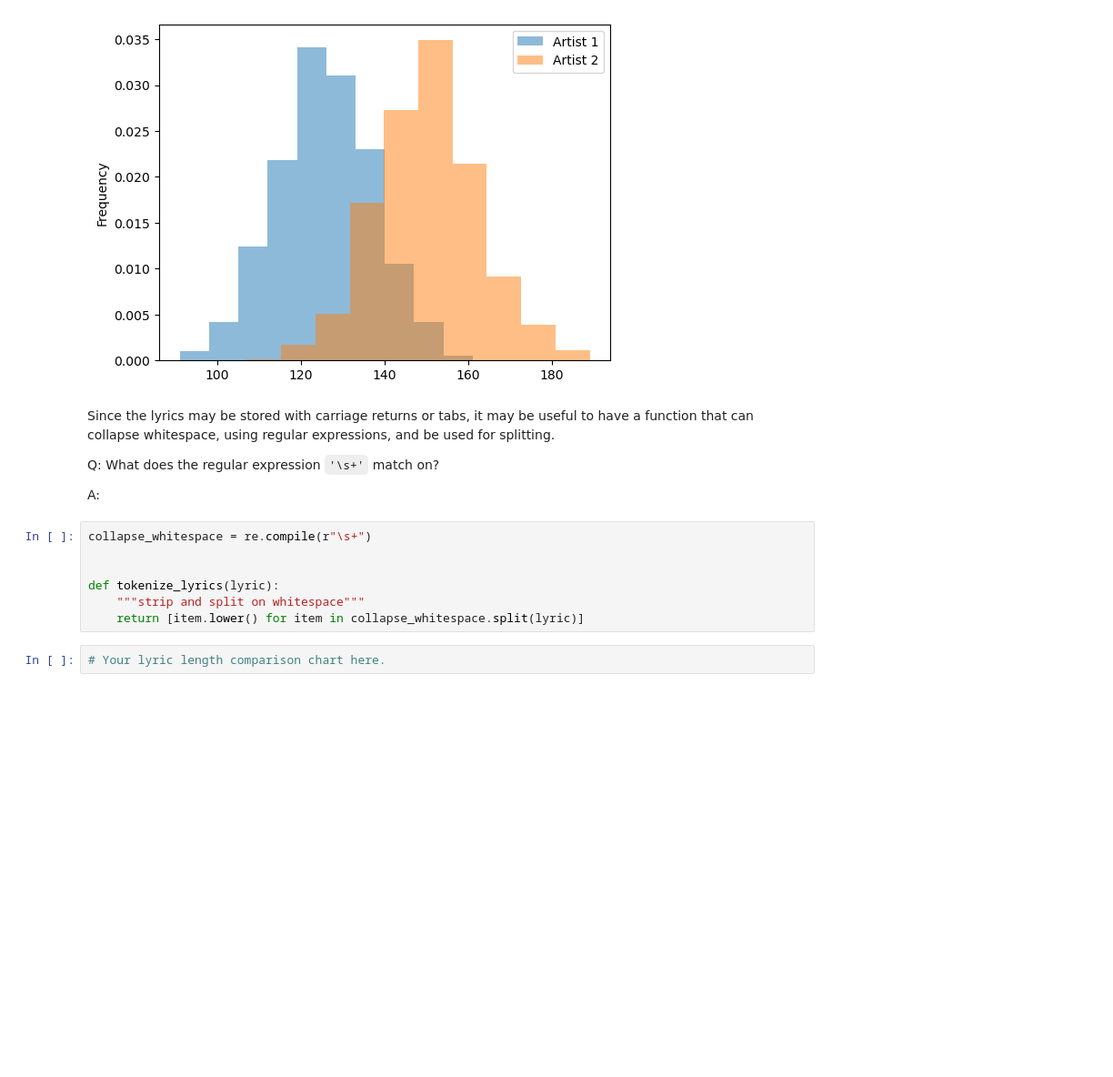
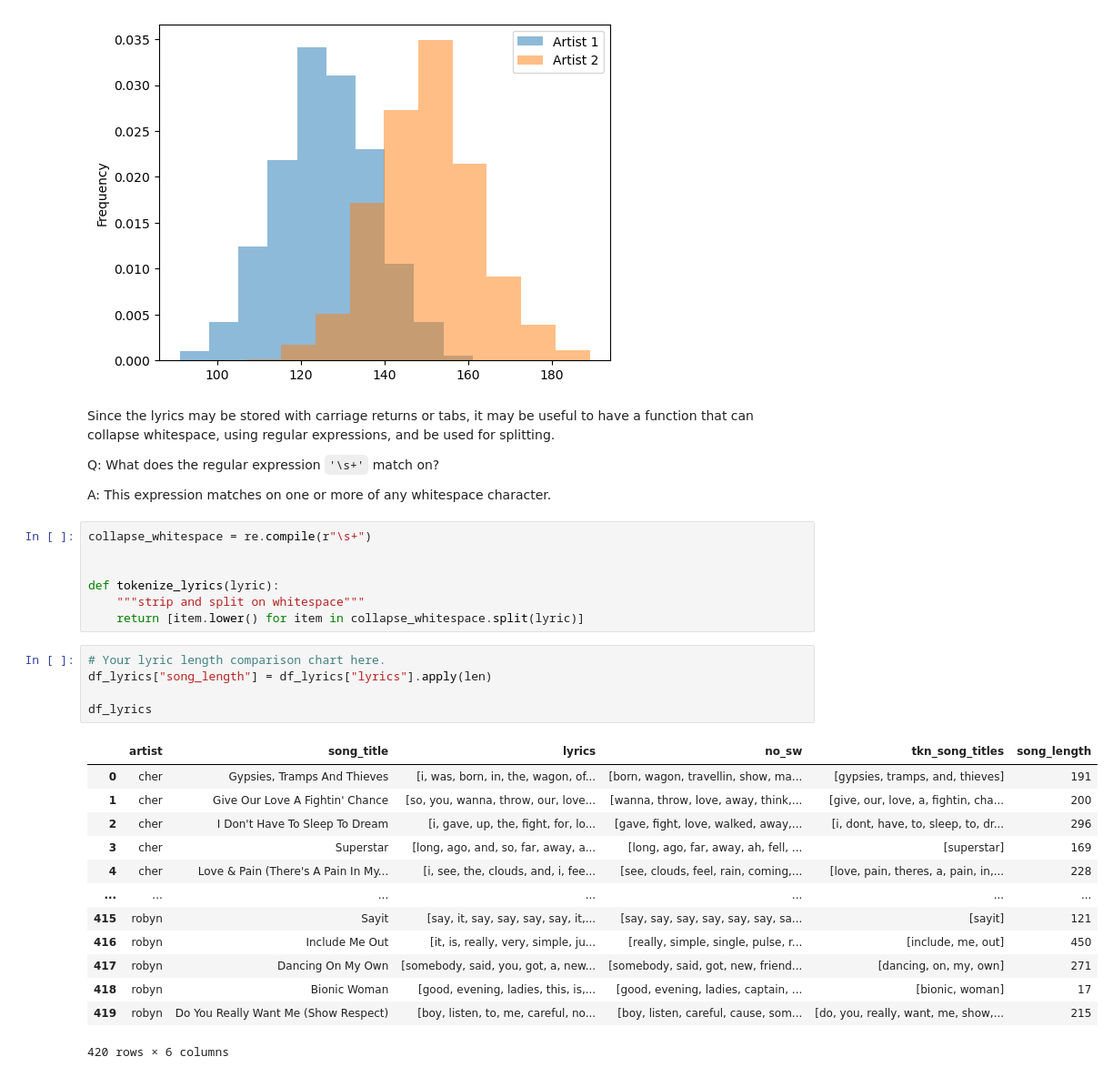
Before and after one commit to junclemente/ads509-assignments, a Jupyter notebook: wk2/Lyrics and Description EDA.ipynb, the cells around one changed output. Shown at 91% size. Saved outputs shown, nothing was run; the diff lists cells and outputs as text; blank space fills up the shorter version.

```diff
--- a/wk2/Lyrics and Description EDA.ipynb
+++ b/wk2/Lyrics and Description EDA.ipynb
@@ -451,7 +477,7 @@ Since the lyrics may be stored with carriage returns or tabs, it may be useful t
 
 Q: What does the regular expression `'\s+'` match on?
 
-A:
+A: This expression matches on one or more of any whitespace character.
 # %%
 collapse_whitespace = re.compile(r"\s+")
 
@@ -461,3 +487,20 @@ def tokenize_lyrics(lyric):
     return [item.lower() for item in collapse_whitespace.split(lyric)]
 # %%
 # Your lyric length comparison chart here.
+df_lyrics["song_length"] = df_lyrics["lyrics"].apply(len)
+
+df_lyrics
+# %% [output]
+|  | artist | song_title | lyrics | no_sw | tkn_song_titles | song_length |
+| 0 | cher | Gypsies, Tramps And Thieves | [i, was, born, in, the, wagon, of... | [born, wagon, travellin, show, ma... | [gypsies, tramps, and, thieves] | 191 |
+| 1 | cher | Give Our Love A Fightin' Chance | [so, you, wanna, throw, our, love... | [wanna, throw, love, away, think,... | [give, our, love, a, fightin, cha... | 200 |
+| 2 | cher | I Don't Have To Sleep To Dream | [i, gave, up, the, fight, for, lo... | [gave, fight, love, walked, away,... | [i, dont, have, to, sleep, to, dr... | 296 |
+| 3 | cher | Superstar | [long, ago, and, so, far, away, a... | [long, ago, far, away, ah, fell, ... | [superstar] | 169 |
+| 4 | cher | Love & Pain (There's A Pain In My... | [i, see, the, clouds, and, i, fee... | [see, clouds, feel, rain, coming,... | [love, pain, theres, a, pain, in,... | 228 |
+| ... | ... | ... | ... | ... | ... | ... |
+| 415 | robyn | Sayit | [say, it, say, say, say, say, it,... | [say, say, say, say, say, say, sa... | [sayit] | 121 |
+| 416 | robyn | Include Me Out | [it, is, really, very, simple, ju... | [really, simple, single, pulse, r... | [include, me, out] | 450 |
+| 417 | robyn | Dancing On My Own | [somebody, said, you, got, a, new... | [somebody, said, got, new, friend... | [dancing, on, my, own] | 271 |
+| 418 | robyn | Bionic Woman | [good, evening, ladies, this, is,... | [good, evening, ladies, captain, ... | [bionic, woman] | 17 |
+| 419 | robyn | Do You Really Want Me (Show Respect) | [boy, listen, to, me, careful, no... | [boy, listen, careful, cause, som... | [do, you, really, want, me, show,... | 215 |
+420 rows × 6 columns
```
Also changed, not shown: parts of 8 cells of this notebook.
